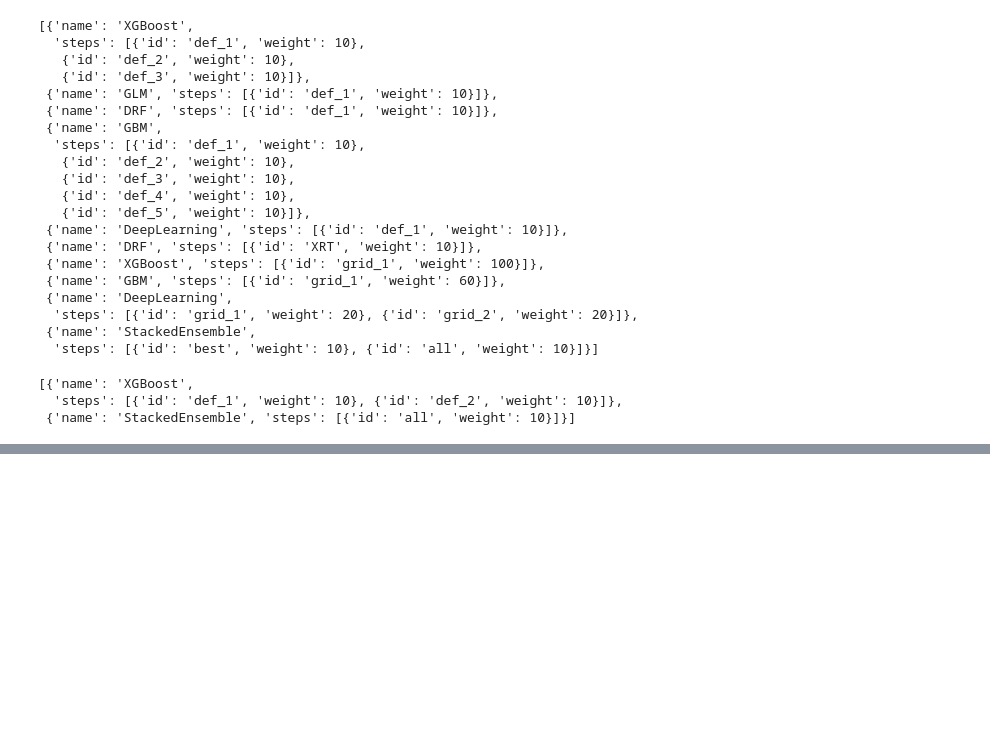
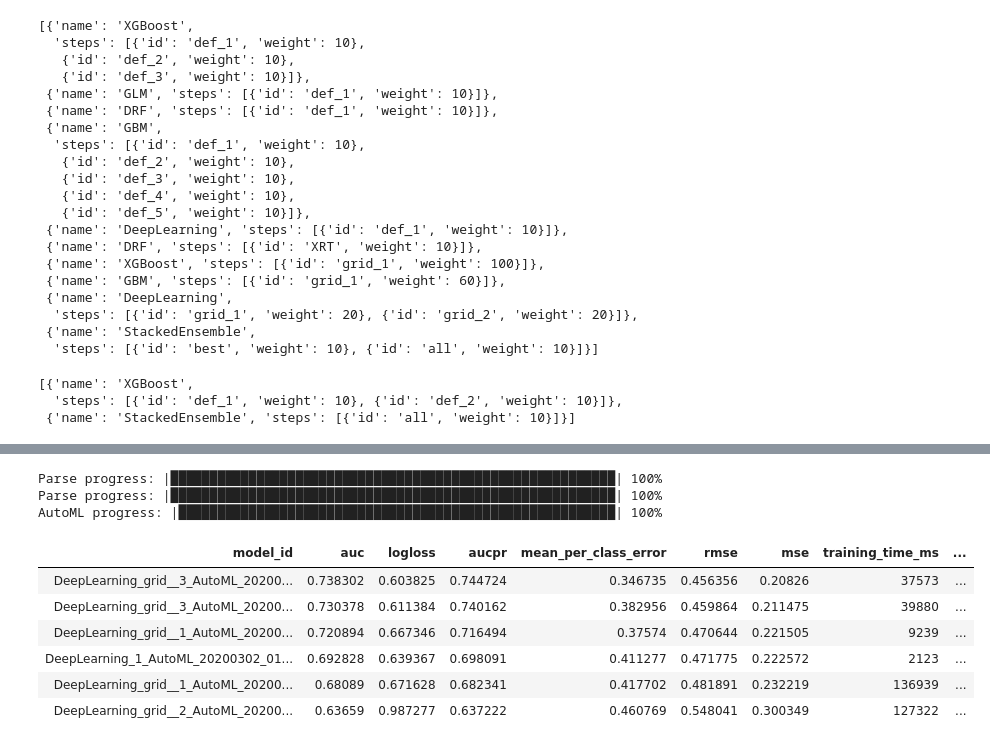
Before and after one commit to sjster/RVA, a Jupyter notebook: Intro.ipynb, the cells around one changed output, grey strips where cells are left out. Drawn from its saved outputs; the diff is of its cells as text; code cells hidden in the pictures; blank space fills up the shorter version.

```diff
--- a/Intro.ipynb
+++ b/Intro.ipynb
@@ -1736,0 +1815,54 @@ AutoML progress: |
+# %%
+# Run AutoML on top of the first run
+
+from h2o.automl import H2OAutoML, get_leaderboard
+
+# Import a sample binary outcome train/test set into H2O
+train = h2o.import_file("https://s3.amazonaws.com/erin-data/higgs/higgs_train_10k.csv")
+test = h2o.import_file("https://s3.amazonaws.com/erin-data/higgs/higgs_test_5k.csv")
+
+# Identify predictors and response
+x = train.columns
+y = "response"
+x.remove(y)
+# For binary classification, response should be a factor
+train[y] = train[y].asfactor()
+test[y] = test[y].asfactor()
+
+# Run AutoML for 20 base models (limited to 1 hour max runtime by default)
+# max_runtime_secs - maximum runtime for automl
+# balance_classes - Set to True to over or undersample the classes to balance it
+# modeling_plan - can pass a list of models to try out, the result of aml.modeling_plan can be passed back to it during initialization
+# sort_metric - 'auc', 'aucpr' etc.
+# export_checkpoints_dir - provide the name of the folder to checkpoint the model
+# include_algos - algorithm to use, "DRF", "DeepLearning", "XGBoost" etc
+# exclude_algos - exclude certain algorithms
+
+# Pass the modeling plan from the last execution, set maximum runtime
+aml = H2OAutoML(max_models=20, seed=1,
+                max_runtime_secs=2000,
+                balance_classes=True, # Usually a good idea to set this to True
+                include_algos=['DeepLearning'],
+                export_checkpoints_dir='/home/ubuntu/H2Omodels' # The models created get saved to this folder
+               )
+aml.train(x=x, y=y, training_frame=train) # provide data and response column names from the train H20 dataframe
+
+# AutoML Leaderboard, H20 dataframe
+lb = aml.leaderboard
+
+# Optionally edd extra model information to the leaderboard
+lb = get_leaderboard(aml, extra_columns='ALL')
+
+# Print all rows (instead of default 10 rows)
+lb.head(rows=lb.nrows)
+# %% [output]
+Parse progress: |█████████████████████████████████████████████████████████| 100%
+Parse progress: |█████████████████████████████████████████████████████████| 100%
+AutoML progress: |████████████████████████████████████████████████████████| 100%
+| model_id | auc | logloss | aucpr | mean_per_class_error | rmse | mse | training_time_ms | ... |
+| DeepLearning_grid__3_AutoML_20200... | 0.738302 | 0.603825 | 0.744724 | 0.346735 | 0.456356 | 0.20826 | 37573 | ... |
+| DeepLearning_grid__3_AutoML_20200... | 0.730378 | 0.611384 | 0.740162 | 0.382956 | 0.459864 | 0.211475 | 39880 | ... |
+| DeepLearning_grid__1_AutoML_20200... | 0.720894 | 0.667346 | 0.716494 | 0.37574 | 0.470644 | 0.221505 | 9239 | ... |
+| DeepLearning_1_AutoML_20200302_01... | 0.692828 | 0.639367 | 0.698091 | 0.411277 | 0.471775 | 0.222572 | 2123 | ... |
+| DeepLearning_grid__1_AutoML_20200... | 0.68089 | 0.671628 | 0.682341 | 0.417702 | 0.481891 | 0.232219 | 136939 | ... |
+| DeepLearning_grid__2_AutoML_20200... | 0.63659 | 0.987277 | 0.637222 | 0.460769 | 0.548041 | 0.300349 | 127322 | ... |
```
Also changed, not shown: parts of 8 cells of this notebook, 1 other file.
